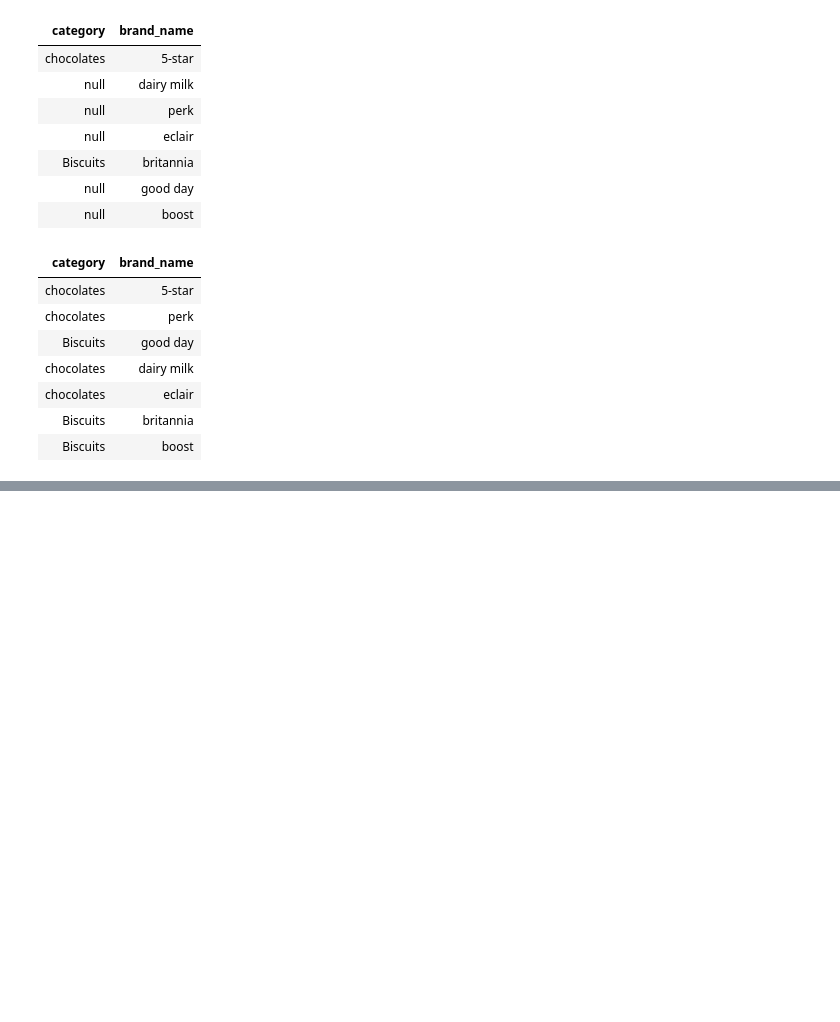
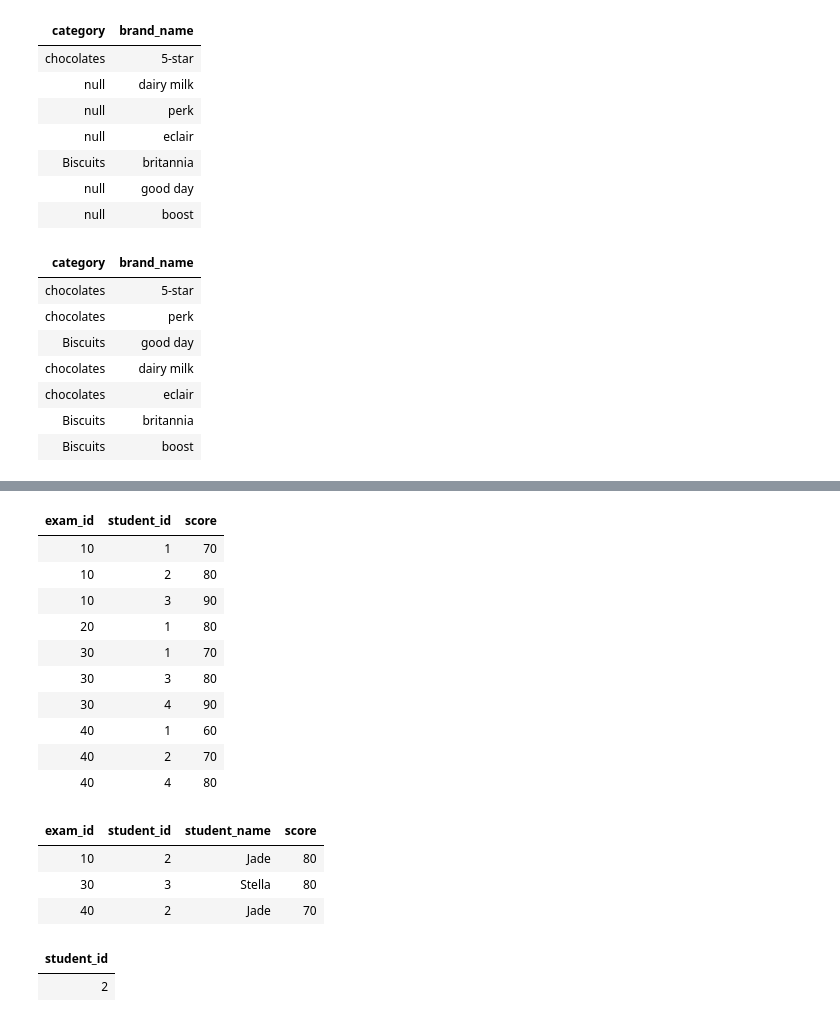
Before and after one commit to Rupam-1/SQL-Pyspark-practise_youtube, a Jupyter notebook: 04. SQL - Part3.ipynb, the cells around one changed output, grey strips where cells are left out. Drawn from its saved outputs; the diff is of its cells as text; code cells hidden in the pictures; blank space fills up the shorter version.

```diff
--- a/04. SQL - Part3.ipynb
+++ b/04. SQL - Part3.ipynb
@@ -768,0 +814,71 @@ on cte.rn >= cte1.rn and (cte.rn < cte1.next_rn or cte1.next_rn is null);
+# %%
+%sql
+SELECT * FROM exams;
+# %% [output]
+| exam_id | student_id | score |
+| 10 | 1 | 70 |
+| 10 | 2 | 80 |
+| 10 | 3 | 90 |
+| 20 | 1 | 80 |
+| 30 | 1 | 70 |
+| 30 | 3 | 80 |
+| 30 | 4 | 90 |
+| 40 | 1 | 60 |
+| 40 | 2 | 70 |
+| 40 | 4 | 80 |
+# %%
+%sql
+with cte as (
+    select e.exam_id, e.student_id, e.score, s.student_name
+    from exams e
+        inner join students s
+    on e.student_id = s.student_id
+),
+cte1 as (
+    select exam_id, max(score) as max, min(score) as min
+    from cte
+    group by exam_id
+)
+select
+    cte.exam_id,
+    cte.student_id,
+    cte.student_name,
+    cte.score
+from cte
+inner join cte1
+on cte.exam_id = cte1.exam_id
+where cte.score < cte1.max and cte.score > cte1.min;
+# %% [output]
+| exam_id | student_id | student_name | score |
+| 10 | 2 | Jade | 80 |
+| 30 | 3 | Stella | 80 |
+| 40 | 2 | Jade | 70 |
+# %%
+%sql
+
+WITH high_low_score AS (
+    SELECT
+        *,
+        ROW_NUMBER() OVER (
+            PARTITION BY exam_id
+            ORDER BY score DESC
+        ) AS high_rank,
+        ROW_NUMBER() OVER (
+            PARTITION BY exam_id
+            ORDER BY score ASC
+        ) AS low_rank
+    FROM exams
+)
+SELECT DISTINCT
+    e.student_id
+FROM exams e
+WHERE e.student_id NOT IN (
+    SELECT student_id
+    FROM high_low_score
+    WHERE high_rank = 1
+       OR low_rank = 1
+)
+ORDER BY e.student_id ASC;
+# %% [output]
+| student_id |
+| 2 |
```
Also changed, not shown: parts of 2 cells of this notebook.
